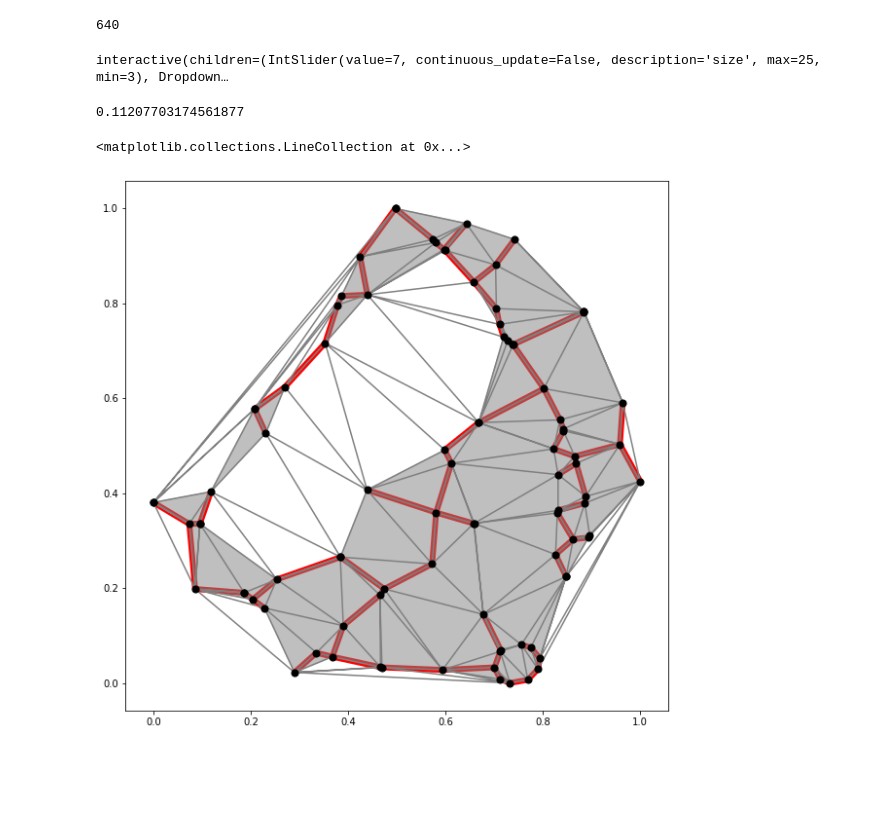
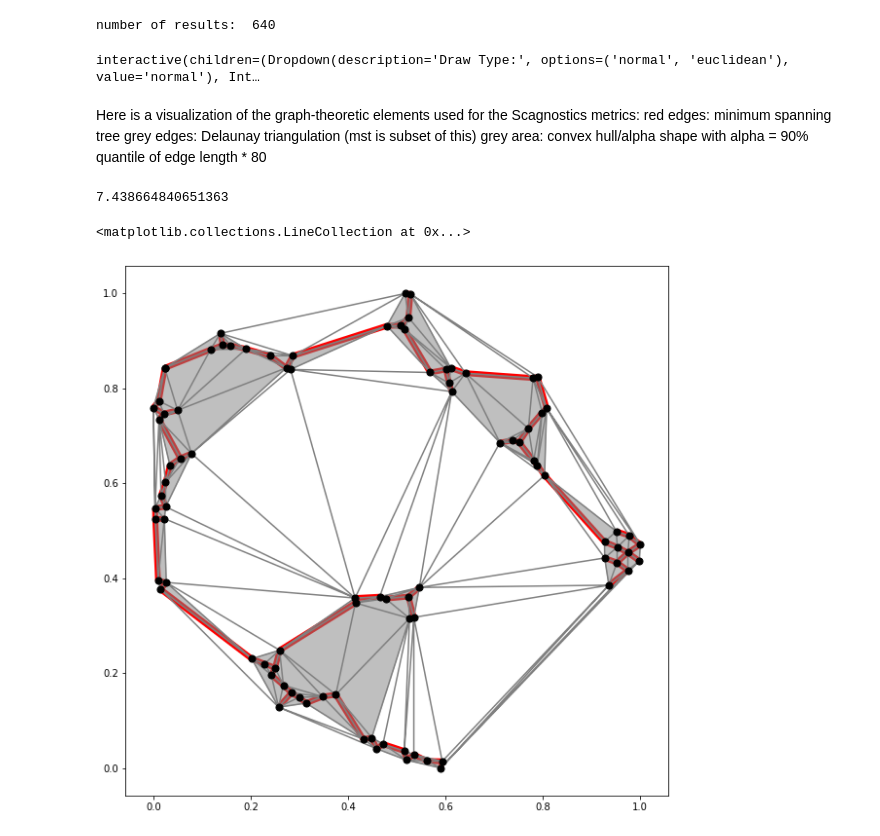
Before and after one commit to lillijo/result-based-dr, a Jupyter notebook: computations/BSC_LilliJoppien.ipynb, the cells around one changed output. Drawn from its saved outputs; the diff is of its cells as text; code cells hidden in the pictures; blank space fills up the shorter version.

```diff
--- a/computations/BSC_LilliJoppien.ipynb
+++ b/computations/BSC_LilliJoppien.ipynb
@@ -388,15 +271,13 @@ def drawEuclideanGrid(data=[], size=1, m1='lr', m2='perp'):
 # %%
-from ipywidgets import interact, interactive, fixed, interact_manual, IntSlider, Dropdown, FloatSlider, fixed
-import ipywidgets as widgets
+def drawing(drawingtype=0, data=[], size=1, m1='lr', m2='perp'):
+    if drawingtype == 'normal':
+        drawGrid(data, size, m1, m2)
+    if drawingtype == 'euclidean':
+        drawEuclideanGrid(data, size, m1, m2)
 
-
-
-#uncomment the line below, if you are using the notebook for the first time
-#measure_extraction()
-
-with open('currentCombinedMeasures.json') as json_file:
+with open('all_results_with_measures.json') as json_file:
     loadedData = json.load(json_file)
-print(len(loadedData))
+print("number of results: ", len(loadedData))
 
 def s(x,y):
     return IntSlider(min=x,max=y, value=7, continuous_update=False)
@@ -412,28 +293,40 @@ def measure(default,name):
         disabled=False,
     )
 
-
-interactive(drawGrid, data=fixed(loadedData), size=s(3,math.floor(math.sqrt(len(loadedData)))),
-            m1=measure('tsne_measure','y'), m2=measure('perp','x'))
+def drawingType():
+    return widgets.Dropdown(
+        options=['normal', 'euclidean'],
+        value='normal',
+        description='Draw Type:',
+        disabled=False,
+    )
 # %% [output]
-640
+number of results:  640
-interactive(children=(IntSlider(value=7, continuous_update=False, description='size', max=25, min=3), Dropdown…
+# %%
+interactive(drawing, data=fixed(loadedData), size=s(3,math.floor(math.sqrt(len(loadedData)))),
+            m1=measure('tsne_measure','y'), m2=measure('perp','x'),drawingtype=drawingType())
+# %% [output]
+interactive(children=(Dropdown(description='Draw Type:', options=('normal', 'euclidean'), value='normal'), Int…
+# %% [markdown]
+Here is a visualization of the graph-theoretic elements used for the Scagnostics metrics:
+red edges: minimum spanning tree
+grey edges: Delaunay triangulation (mst is subset of this)
+grey area: convex hull/alpha shape with alpha = 90% quantile of edge length * 80
 # %%
-
 cdict = {1: '#ad494a', 2: '#e69e57', 3: '#14a5b5',4:'#9467bd', 5:'#989aa1',6:'#fff',0:'#fff'}
-vis = loadedData[123]
-print(vis['sparse_measure'])
+vis = loadedData[67]
 fig, axs = plt.subplots(1, 1, figsize=(10, 10))
 points = np.array(vis['projects'])
-alpha_shape = alphashape.alphashape(points, vis['sparse_measure']*80)
+print(vis['sparse_measure']*80)
+alpha_shape = alphashape.alphashape(points,vis['sparse_measure']*80)
 tri = Delaunay(points)
 axs.add_patch(PolygonPatch(alpha_shape, alpha=0.5, color="grey"))
 axs.triplot(points[:,0], points[:,1], tri.simplices, c="grey")
 axs.scatter(points[:,0],points[:,1],50,color='black',zorder=10)
 graph = m_mst_graph(vis['projects'])
 nx.draw_networkx_edges(graph,vis['projects'],edge_color='red',width=6)
 # %% [output]
-0.11207703174561877
+7.438664840651363
 <matplotlib.collections.LineCollection at 0x...>
-[figure, old version]
+[figure, new version]
 # %%
```
Also changed, not shown: parts of 30 cells of this notebook, 1 other file.
